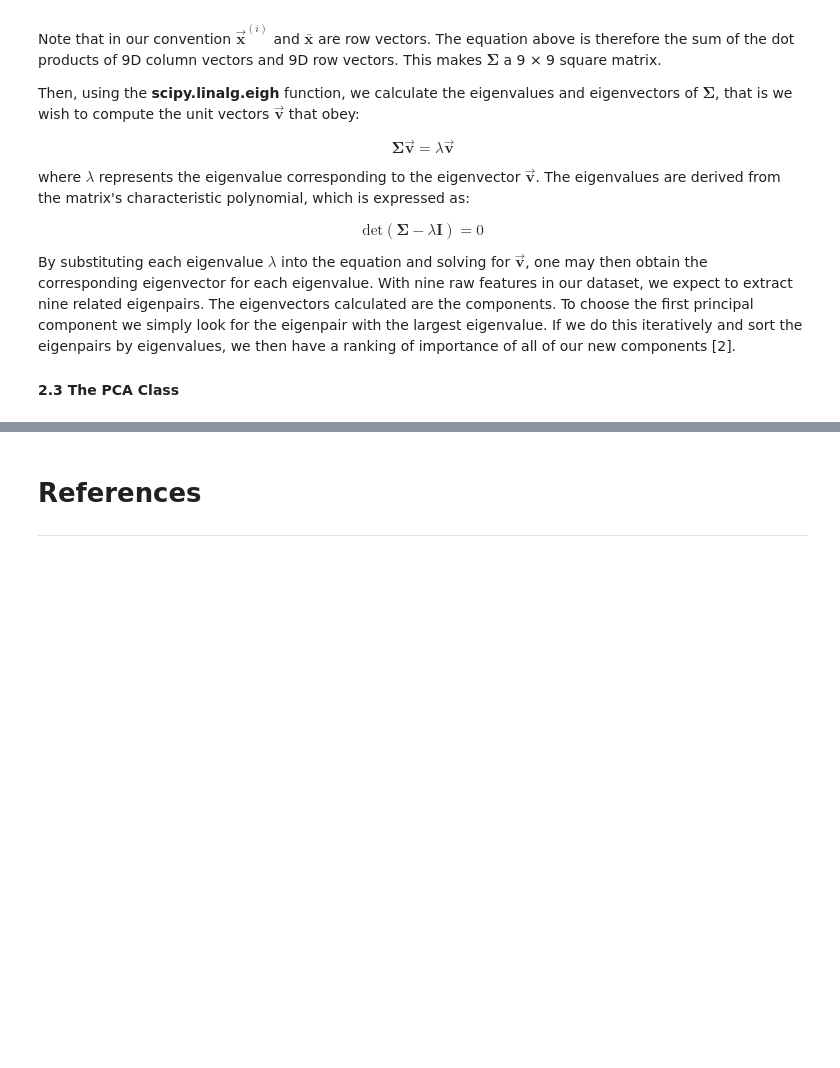
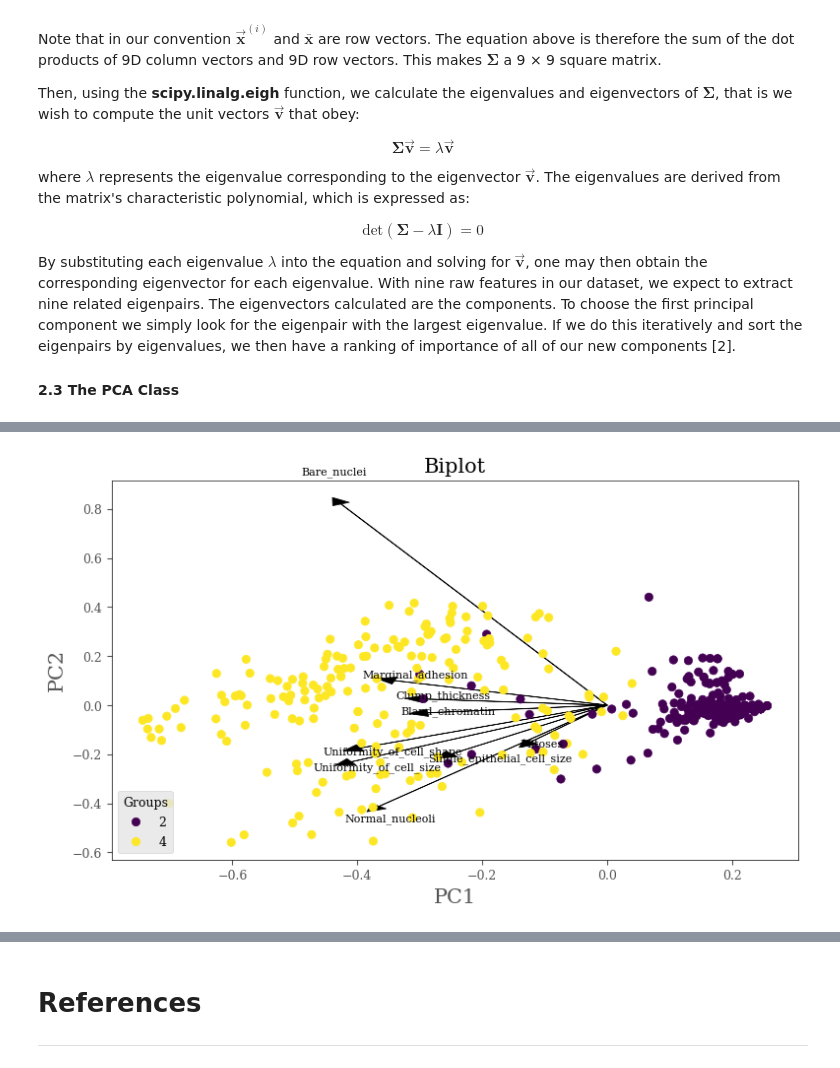
Before and after one commit to HamzaElshafie/MLiS-Project, a Jupyter notebook: MLiS_Project.ipynb, the cells around one changed output, grey strips where cells are left out. Cells and saved outputs as stored; diff of their text form; code cells hidden in the pictures; blank space fills up the shorter version.

```diff
--- a/MLiS_Project.ipynb
+++ b/MLiS_Project.ipynb
@@ -238,0 +319,4 @@ pca.plot_explained_variance(threshold_criteria=0.90, figsize=(9,3.5))
+# %%
+pca = PCA(n_components=4)
+pca.fit(X_train)
+print(f"*********** Loadings (weights) of the original variables to the principal components ***********\n{pca.get_loadings((0,1))}")
@@ -238,0 +335,4 @@ pca.plot_explained_variance(threshold_criteria=0.90, figsize=(9,3.5))
+# %%
+pca.biplot_2D(X_train, y_train, PC=(0,1))
+# %% [output]
+[figure, added]
```
Also changed, not shown: parts of 6 cells of this notebook.
